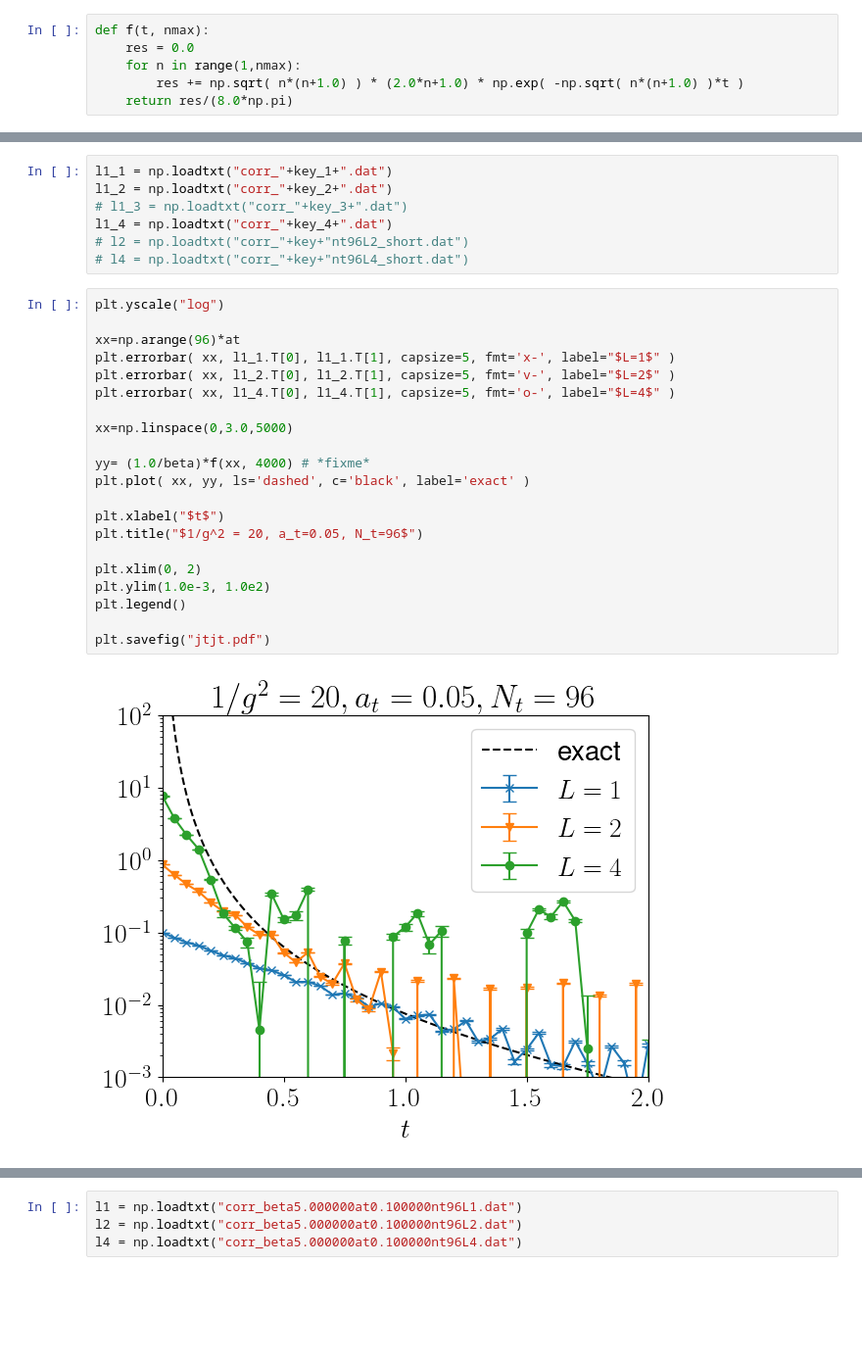
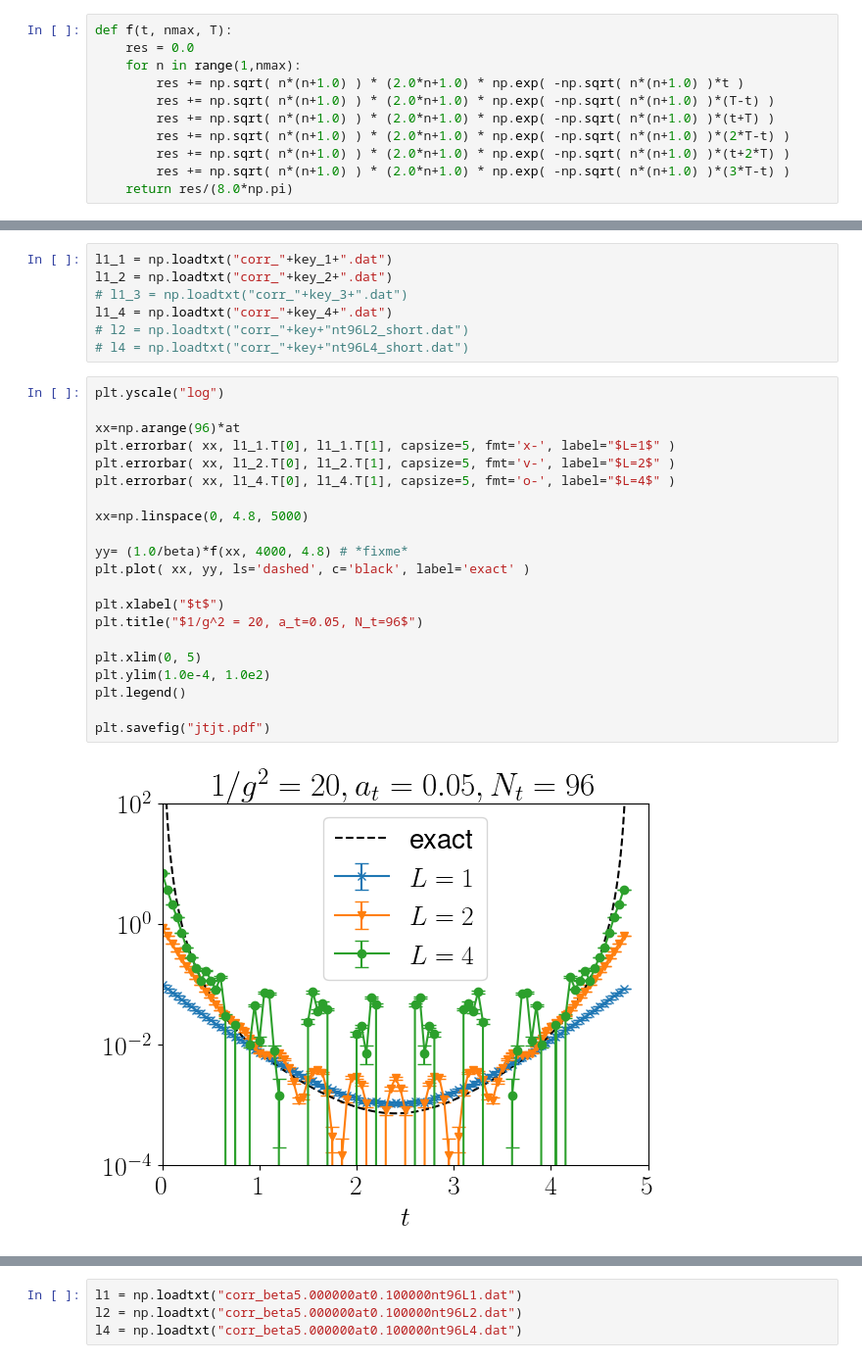
Before and after one commit to nobuyukimatsumoto68/qed3, a Jupyter notebook: src/both_3d/gauge_scaling4.ipynb, the cells around one changed output, grey strips where cells are left out. Shown at 98% size. Saved outputs shown, nothing was run; the diff lists cells and outputs as text; blank space fills up the shorter version.

```diff
--- a/src/both_3d/gauge_scaling4.ipynb
+++ b/src/both_3d/gauge_scaling4.ipynb
@@ -76,10 +76,15 @@ plt.rcParams.update({
     'font.size'  : 20
 })
 # %%
-def f(t, nmax):
+def f(t, nmax, T):
     res = 0.0
     for n in range(1,nmax):
         res += np.sqrt( n*(n+1.0) ) * (2.0*n+1.0) * np.exp( -np.sqrt( n*(n+1.0) )*t )
+        res += np.sqrt( n*(n+1.0) ) * (2.0*n+1.0) * np.exp( -np.sqrt( n*(n+1.0) )*(T-t) )
+        res += np.sqrt( n*(n+1.0) ) * (2.0*n+1.0) * np.exp( -np.sqrt( n*(n+1.0) )*(t+T) )
+        res += np.sqrt( n*(n+1.0) ) * (2.0*n+1.0) * np.exp( -np.sqrt( n*(n+1.0) )*(2*T-t) )
+        res += np.sqrt( n*(n+1.0) ) * (2.0*n+1.0) * np.exp( -np.sqrt( n*(n+1.0) )*(t+2*T) )
+        res += np.sqrt( n*(n+1.0) ) * (2.0*n+1.0) * np.exp( -np.sqrt( n*(n+1.0) )*(3*T-t) )
     return res/(8.0*np.pi)
 # %%
 Nt=96
@@ -113,23 +118,23 @@ l1_4 = np.loadtxt("corr_"+key_4+".dat")
 # %%
 plt.yscale("log")
 
 xx=np.arange(96)*at
 plt.errorbar( xx, l1_1.T[0], l1_1.T[1], capsize=5, fmt='x-', label="$L=1$" )
 plt.errorbar( xx, l1_2.T[0], l1_2.T[1], capsize=5, fmt='v-', label="$L=2$" )
 plt.errorbar( xx, l1_4.T[0], l1_4.T[1], capsize=5, fmt='o-', label="$L=4$" )
 
-xx=np.linspace(0,3.0,5000)
+xx=np.linspace(0, 4.8, 5000)
 
-yy= (1.0/beta)*f(xx, 4000) # *fixme*
+yy= (1.0/beta)*f(xx, 4000, 4.8) # *fixme*
 plt.plot( xx, yy, ls='dashed', c='black', label='exact' )
 
 plt.xlabel("$t$")
 plt.title("$1/g^2 = 20, a_t=0.05, N_t=96$")
 
-plt.xlim(0, 2)
-plt.ylim(1.0e-3, 1.0e2)
+plt.xlim(0, 5)
+plt.ylim(1.0e-4, 1.0e2)
 plt.legend()
 
 plt.savefig("jtjt.pdf")
 # %% [output]
-[figure, old version]
+[figure, new version]
```
Also changed, not shown: parts of 1 cell of this notebook, 10 other files.
